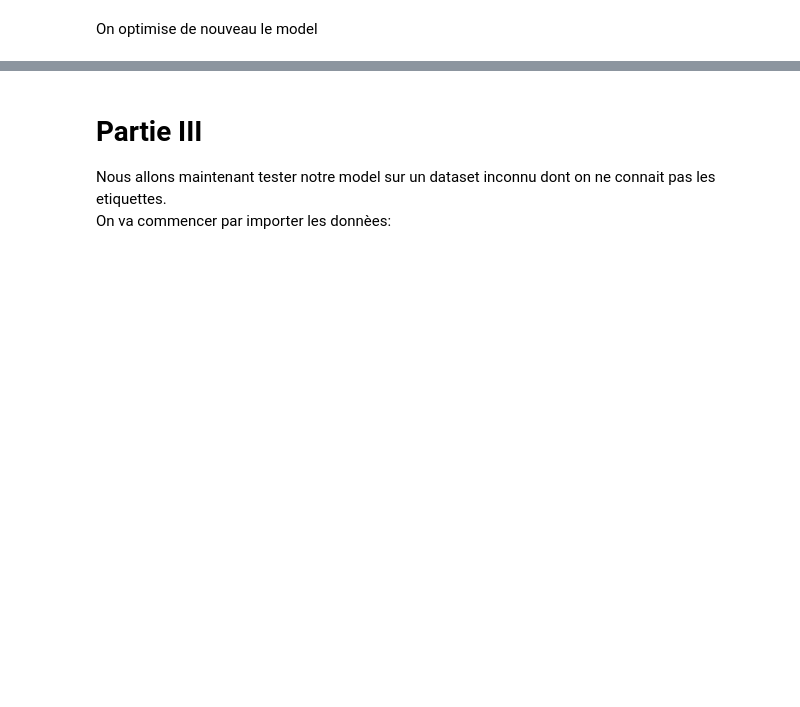
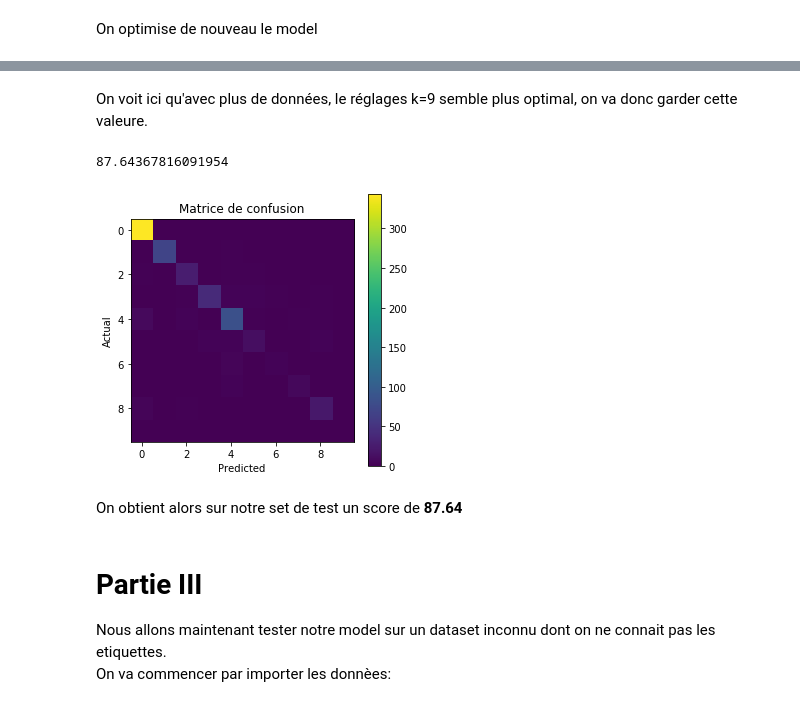
Before and after one commit to VictorGoubet/Classification, a Jupyter notebook: Notebook KNN.ipynb, the cells around one changed output, grey strips where cells are left out. Drawn from its saved outputs; the diff is of its cells as text; code cells hidden in the pictures; blank space fills up the shorter version.

```diff
--- a/Notebook KNN.ipynb
+++ b/Notebook KNN.ipynb
@@ -334,7 +285,14 @@ On test notre model sur le nouveau set de test
+# %% [markdown]
+On voit ici qu'avec plus de données, le réglages k=9 semble plus optimal, on va donc garder cette valeure.
 # %%
-model3=KNN(8)
-model3.fit(X_train3,Y_train3)
-model3.Precision(X_test3,Y_test3)
+modelFinal=KNN(9)
+modelFinal.Train(X_train3,Y_train3)
+modelFinal.Precision(X_test3,Y_test3,True)
+# %% [output]
+87.64367816091954
+[figure, added]
+# %% [markdown]
+On obtient alors sur notre set de test un score de **87.64**
 # %% [markdown]
 # Partie III
 Nous allons maintenant tester notre model sur un dataset inconnu dont on ne connait pas les etiquettes.<br>
```
Also changed, not shown: parts of 55 cells of this notebook, 3 other files.
